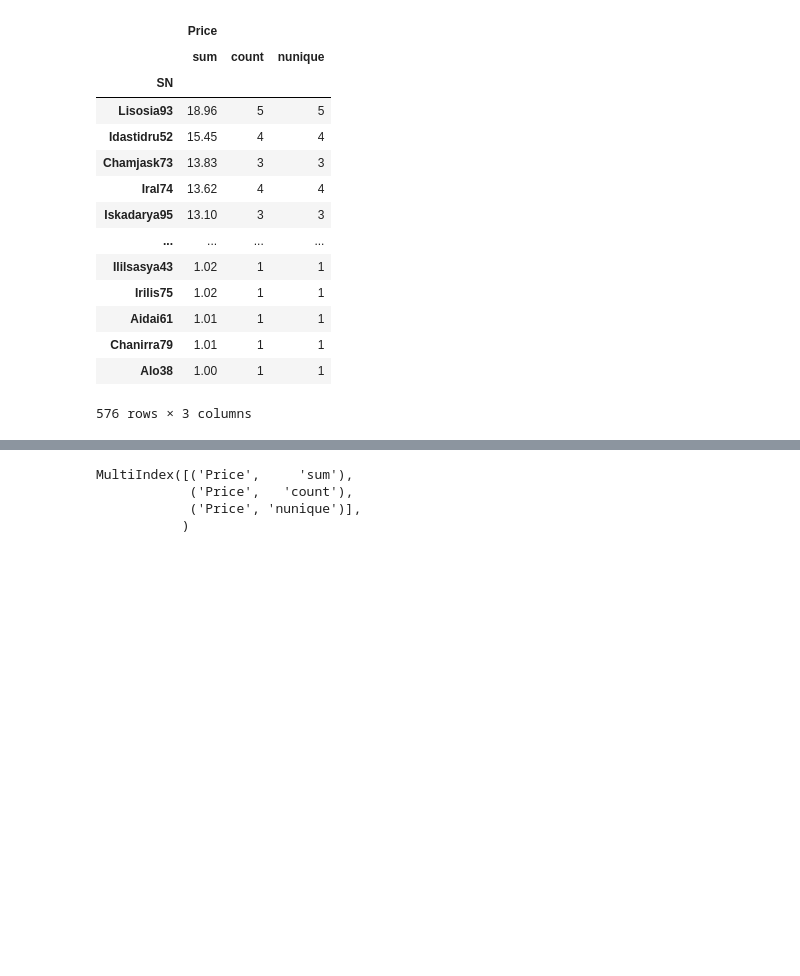
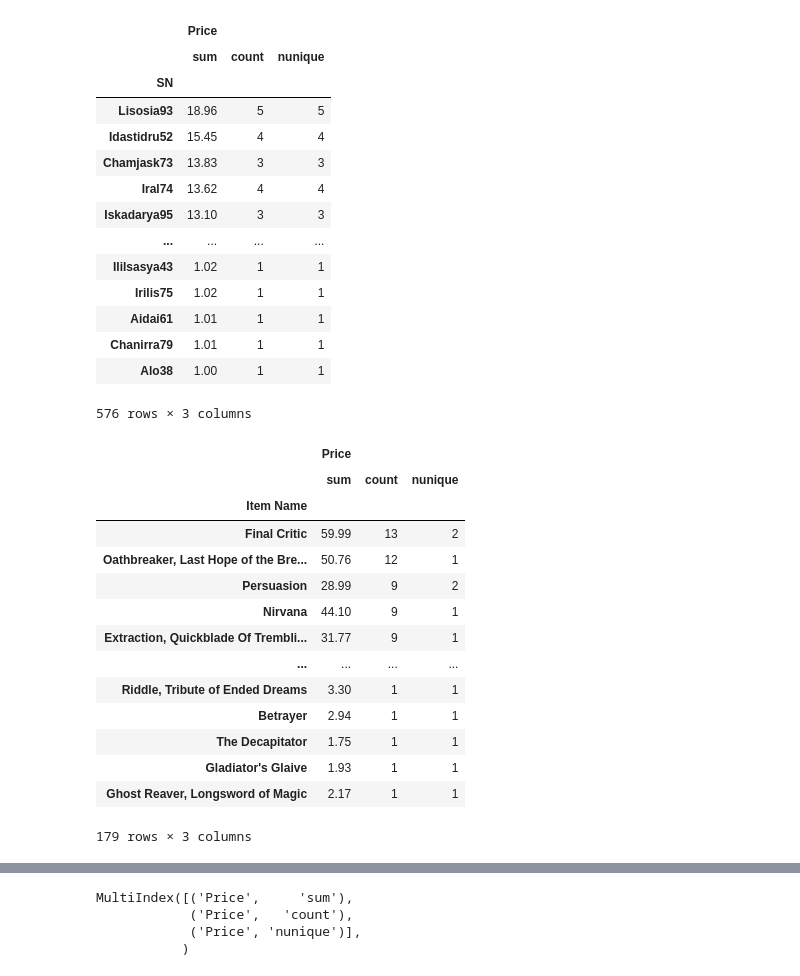
Before and after one commit to afreedman4564/Heroes-Pymoli, a Jupyter notebook: HeroesOfPymoli/HeroesOfPymoli.ipynb, the cells around one changed output, grey strips where cells are left out. Cells and saved outputs as stored; diff of their text form; code cells hidden in the pictures; blank space fills up the shorter version.

Commit message:
added most popular and top purchase value

```diff
--- a/HeroesOfPymoli/HeroesOfPymoli.ipynb
+++ b/HeroesOfPymoli/HeroesOfPymoli.ipynb
@@ -246,3 +247,25 @@ top_spender_sorted
 | Chanirra79 | 1.01 | 1 | 1 |
 | Alo38 | 1.00 | 1 | 1 |
 576 rows × 3 columns
+# %%
+# popular
+popular_summary = heroes_data[["Item Name", "Price"]]
+top_popular = popular_summary.groupby(["Item Name"]).agg(['sum', 'count','nunique'])
+popular_sorted = top_popular.sort_values(('Price',   'count'), ascending = False)
+popular_sorted
+# %% [output]
+|  | Price |  |  |
+|  | sum | count | nunique |
+| Item Name |  |  |  |
+| Final Critic | 59.99 | 13 | 2 |
+| Oathbreaker, Last Hope of the Bre... | 50.76 | 12 | 1 |
+| Persuasion | 28.99 | 9 | 2 |
+| Nirvana | 44.10 | 9 | 1 |
+| Extraction, Quickblade Of Trembli... | 31.77 | 9 | 1 |
+| ... | ... | ... | ... |
+| Riddle, Tribute of Ended Dreams | 3.30 | 1 | 1 |
+| Betrayer | 2.94 | 1 | 1 |
+| The Decapitator | 1.75 | 1 | 1 |
+| Gladiator's Glaive | 1.93 | 1 | 1 |
+| Ghost Reaver, Longsword of Magic | 2.17 | 1 | 1 |
+179 rows × 3 columns
```
Also changed, not shown: parts of 3 cells of this notebook.
